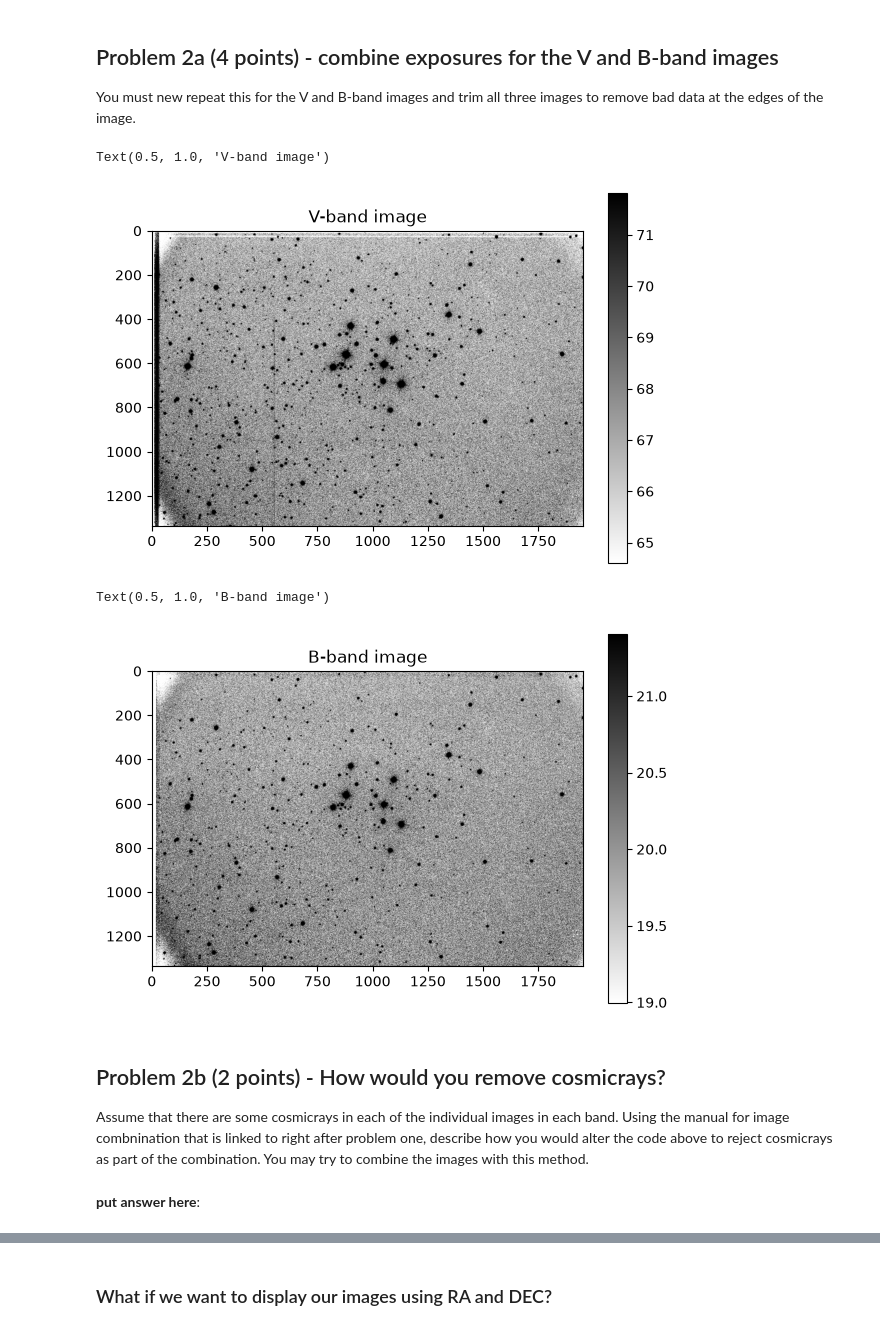
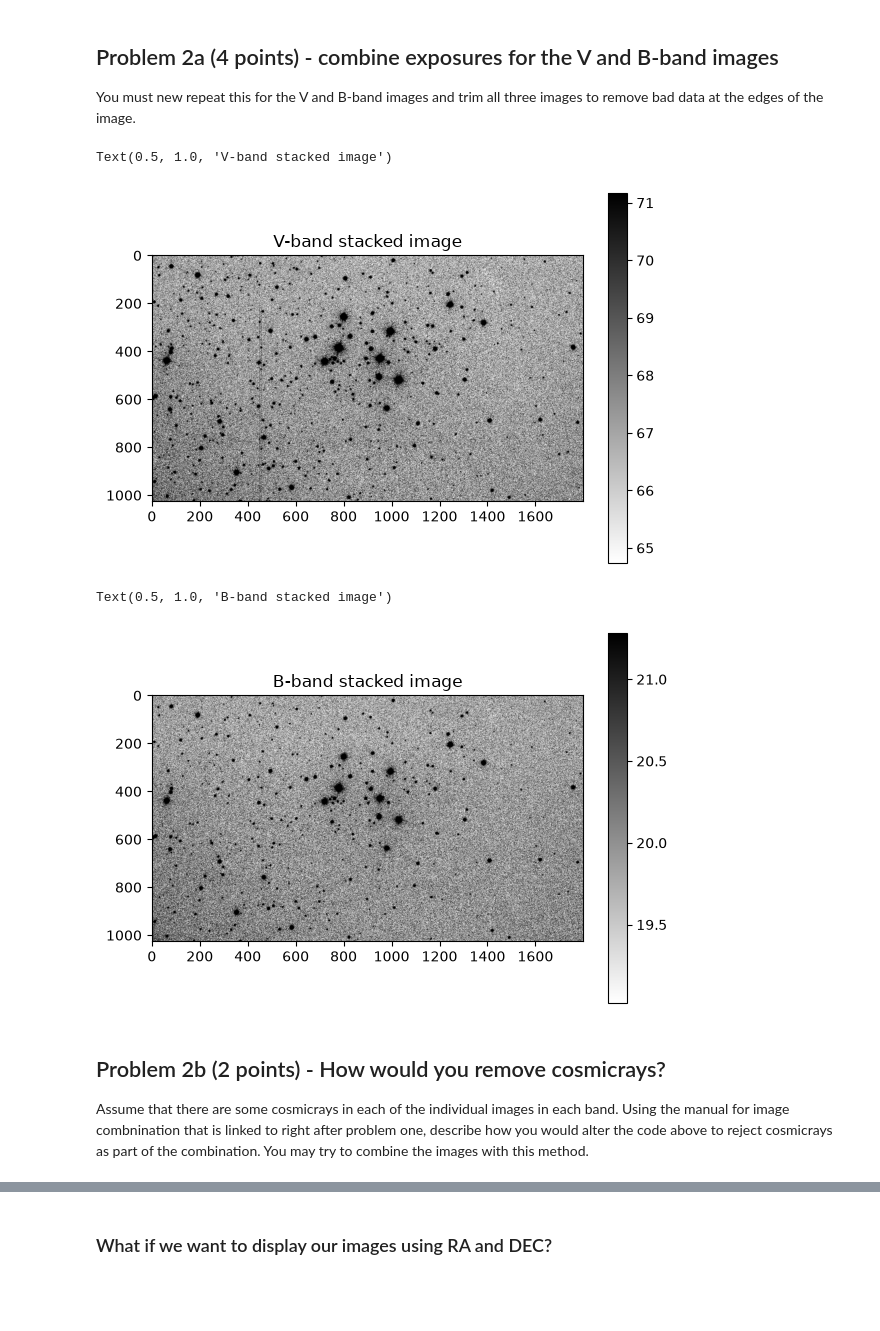
Before and after one commit to alexhlanter/ReductionProject_student, a Jupyter notebook: cluster_photometry_student.ipynb, the cells around one changed output, grey strips where cells are left out. Saved outputs shown, nothing was run; the diff lists cells and outputs as text; code cells hidden in the pictures; blank space fills up the shorter version.

```diff
--- a/cluster_photometry_student.ipynb
+++ b/cluster_photometry_student.ipynb
@@ -178,7 +178,11 @@ bimage_list = glob.glob('ca*b.fits')
 #read in the first r-band image in that list using fits.getdata.  This image will be used as a target whose WCS
 # will be used for all other images to be transformed onto
 rimage, rheader = fits.getdata(rimage_list[0],header=True)
+gimage, gheader = fits.getdata(gimage_list[0],header=True)
+bimage, bheader = fits.getdata(bimage_list[0],header=True)
 target_wcs = WCS(header)
+
+
 
 print(target_wcs)
 #**********************
@@ -240,31 +246,34 @@ You must new repeat this for the V and B-band images and trim all three images t
 # %%
 #*********************
 #repeat for the V-band images
 
 reprojected = []
 #loop through each image name
 for image_name in gimage_list:
     #read the image into a "CCDData" object
     img = CCDData.read(image_name)
     #take each image, and reproject it onto an identical coordinate grid to the target image
     new_image = wcs_project(img, target_wcs)
     #this is a list of all the reprojected images
     reprojected.append(new_image)
 
 # combine the reprojected images into one image
 combiner = Combiner(reprojected)
 stacked_image = combiner.average_combine()
 
+#trim
+trimmed_v=stacked_image.data[175:1200, 100:1900]
+trimmed_v_wcs=target_wcs[175:1200, 100:1900]
 
 # save the combined image
-fits.writeto('M29V.fits',stacked_image,overwrite=True,header=rheader)
+fits.writeto('M29V.fits',trimmed_v,overwrite=True,header=gheader)
 # display the combined image
 plt.figure()
-imdisplay(stacked_image)
-plt.title('V-band image')
+imdisplay(trimmed_v)
+plt.title('V-band stacked image')
 # %% [output]
-Text(0.5, 1.0, 'V-band image')
+Text(0.5, 1.0, 'V-band stacked image')
-[figure, old version]
+[figure, new version]
 # %%
 #*********************
 #repeat for the B-band images
@@ -283,19 +292,20 @@ for image_name in bimage_list:
 combiner = Combiner(reprojected)
 stacked_image = combiner.average_combine()
 
+#trim
+trimmed_b=stacked_image.data[175:1200, 100:1900]
+trimmed_b_wcs=target_wcs[175:1200, 100:1900]
 
 # save the combined image
-fits.writeto('M29B.fits',stacked_image,overwrite=True,header=rheader)
+fits.writeto('M29B.fits',trimmed_b,overwrite=True,header=bheader)
 # display the combined image
 plt.figure()
-imdisplay(stacked_image)
-plt.title('B-band image')
+imdisplay(trimmed_b)
+plt.title('B-band stacked image')
 # %% [output]
-Text(0.5, 1.0, 'B-band image')
+Text(0.5, 1.0, 'B-band stacked image')
-[figure, old version]
+[figure, new version]
 # %% [markdown]
 ## Problem 2b (2 points) - How would you remove cosmicrays?
 
 Assume that there are some cosmicrays in each of the individual images in each band.  Using the manual for image combnination that is linked to right after problem one, describe how you would alter the code above to reject cosmicrays as part of the combination.  You may try to combine the images with this method.
-# %% [markdown]
-**put answer here**:
```
Also changed, not shown: parts of 12 cells of this notebook.
